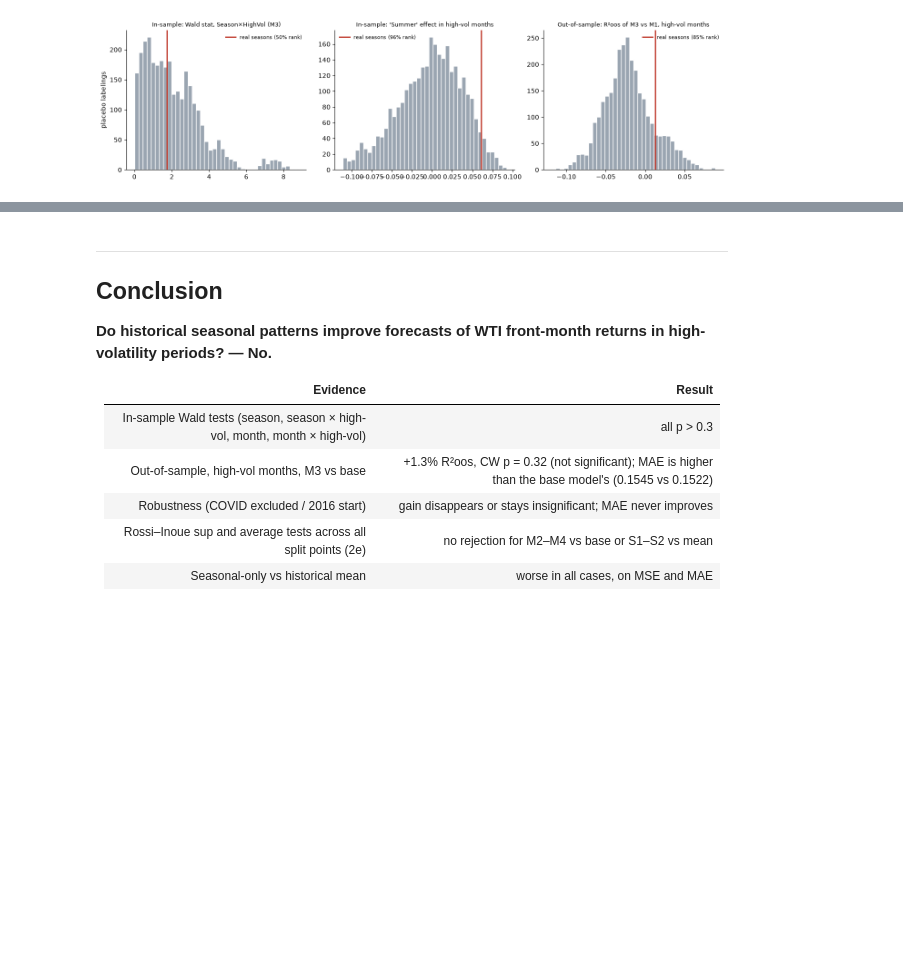
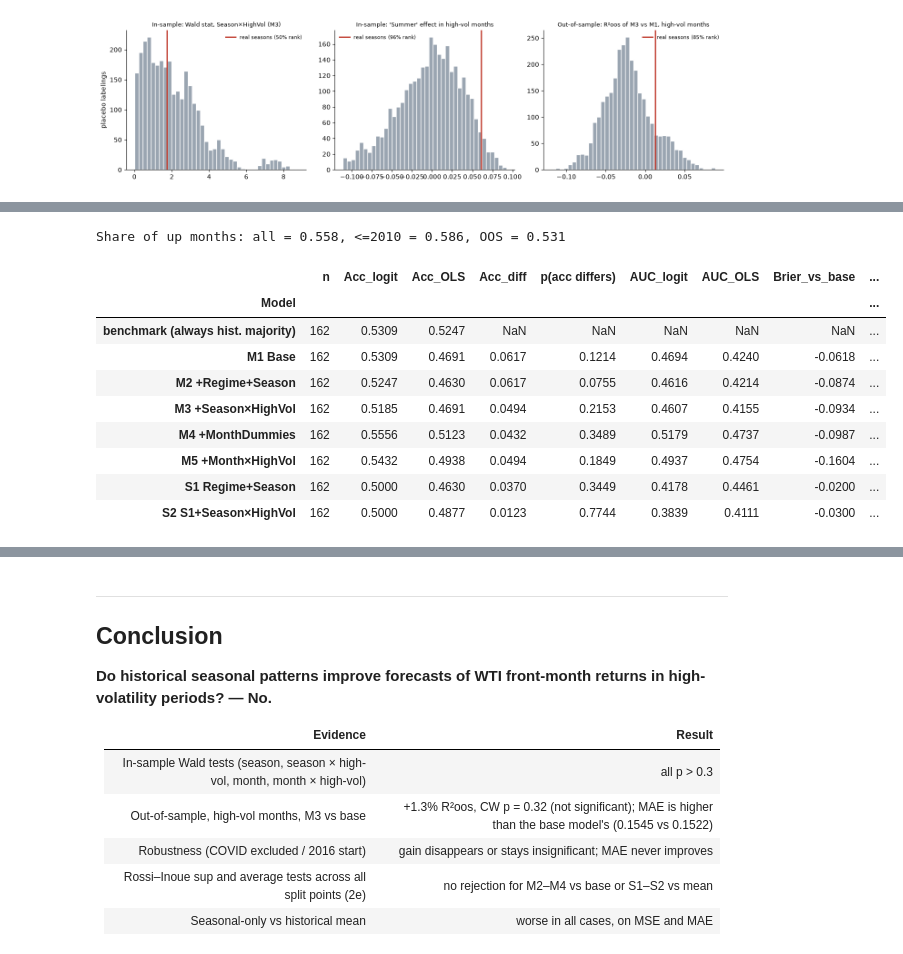
Before and after one commit to LeopoldChambriard/forecasting_oil_prices_project, a Jupyter notebook: WTI_seasonality_highvol_OLS.ipynb, the cells around one changed output, grey strips where cells are left out. Saved outputs shown, nothing was run; the diff lists cells and outputs as text; code cells hidden in the pictures; blank space fills up the shorter version.

```diff
--- a/WTI_seasonality_highvol_OLS.ipynb
+++ b/WTI_seasonality_highvol_OLS.ipynb
@@ -661,0 +721,68 @@ plt.tight_layout(); plt.show()
+# %%
+from sklearn.linear_model import LogisticRegression
+from sklearn.metrics import roc_auc_score
+from scipy.stats import binomtest
+
+UP_THRESHOLD = 0.0                                  # log return > 0  <=>  gross return > 1
+d["up"] = (d[TARGET] > UP_THRESHOLD).astype(int)
+CLF_MODELS = {**MODELS, **SEASON_ONLY}
+print(f"Share of up months: all = {d.up.mean():.3f}, <=2010 = {d.up[d.Date <= TRAIN_END].mean():.3f}, "
+      f"OOS = {d.up[d.Date >= OOS_START].mean():.3f}")
+
+
+def recursive_direction(models, start):
+    # Expanding-window forecasts of direction: logit probability and OLS forecast, for each feature set.
+    rows = []
+    for i in d.index[d.Date >= start]:
+        tr = d.loc[: i - 1]
+        r = {"Date": d.Date[i], "y": d[TARGET][i], "up": d.up[i], "HV": d.L1_HighVol[i],
+             "p_L0 Base rate": tr.up.mean(), "f_M0 HistMean": tr[TARGET].mean()}
+        for k, v in models.items():
+            sc = StandardScaler().fit(tr[v])
+            clf = LogisticRegression(C=1.0, max_iter=2000).fit(sc.transform(tr[v]), tr.up)
+            r["p_" + k] = clf.predict_proba(sc.transform(d.loc[[i], v]))[0, 1]
+            b = sm.OLS(tr[TARGET], sm.add_constant(tr[v])).fit().params
+            r["f_" + k] = float(b["const"] + (d.loc[i, v] * b[v]).sum())
+        rows.append(r)
+    return pd.DataFrame(rows)
+
+
+def evaluate_direction(fc, models):
+    out = []
+    for reg, sub in [("All", fc), ("HighVol", fc[fc.HV == 1]), ("LowVol", fc[fc.HV == 0])]:
+        up = sub.up.values
+        p0 = sub["p_L0 Base rate"].values
+        brier0 = np.mean((p0 - up) ** 2)
+        ll0 = -np.mean(up * np.log(p0) + (1 - up) * np.log(1 - p0))
+        out.append({"Regime": reg, "Model": "benchmark (always hist. majority)", "n": len(sub),
+                    "Acc_logit": np.mean((p0 > 0.5) == up), "Acc_OLS": np.mean((sub["f_M0 HistMean"] > 0) == up)})
+        for k in models:
+            p, f = sub["p_" + k].values, sub["f_" + k].values
+            c_l, c_o = (p > 0.5) == up, (f > 0) == up
+            b01, b10 = int((c_l & ~c_o).sum()), int((~c_l & c_o).sum())
+            pm = binomtest(b01, b01 + b10, 0.5).pvalue if b01 + b10 else np.nan
+            auc = lambda s: roc_auc_score(up, s) if 0 < up.sum() < len(up) else np.nan
+            out.append({"Regime": reg, "Model": k, "n": len(sub),
+                        "Acc_logit": c_l.mean(), "Acc_OLS": c_o.mean(), "Acc_diff": c_l.mean() - c_o.mean(),
+                        "p(acc differs)": pm,
+                        "AUC_logit": auc(p), "AUC_OLS": auc(f),
+                        "Brier_vs_base": 1 - np.mean((p - up) ** 2) / brier0,
+                        "LogLoss_vs_base": 1 - (-np.mean(up * np.log(p) + (1 - up) * np.log(1 - p))) / ll0})
+    return pd.DataFrame(out)
+
+
+fc_dir = recursive_direction(CLF_MODELS, OOS_START)
+res_dir = evaluate_direction(fc_dir, CLF_MODELS)
+res_dir[res_dir.Regime == "All"].drop(columns="Regime").set_index("Model")
+# %% [output]
+Share of up months: all = 0.558, <=2010 = 0.586, OOS = 0.531
+|  | n | Acc_logit | Acc_OLS | Acc_diff | p(acc differs) | AUC_logit | AUC_OLS | Brier_vs_base | ... |
+| Model |  |  |  |  |  |  |  |  | ... |
+| benchmark (always hist. majority) | 162 | 0.5309 | 0.5247 | NaN | NaN | NaN | NaN | NaN | ... |
+| M1 Base | 162 | 0.5309 | 0.4691 | 0.0617 | 0.1214 | 0.4694 | 0.4240 | -0.0618 | ... |
+| M2 +Regime+Season | 162 | 0.5247 | 0.4630 | 0.0617 | 0.0755 | 0.4616 | 0.4214 | -0.0874 | ... |
+| M3 +Season×HighVol | 162 | 0.5185 | 0.4691 | 0.0494 | 0.2153 | 0.4607 | 0.4155 | -0.0934 | ... |
+| M4 +MonthDummies | 162 | 0.5556 | 0.5123 | 0.0432 | 0.3489 | 0.5179 | 0.4737 | -0.0987 | ... |
+| M5 +Month×HighVol | 162 | 0.5432 | 0.4938 | 0.0494 | 0.1849 | 0.4937 | 0.4754 | -0.1604 | ... |
+| S1 Regime+Season | 162 | 0.5000 | 0.4630 | 0.0370 | 0.3449 | 0.4178 | 0.4461 | -0.0200 | ... |
+| S2 S1+Season×HighVol | 162 | 0.5000 | 0.4877 | 0.0123 | 0.7744 | 0.3839 | 0.4111 | -0.0300 | ... |
```
Also changed, not shown: parts of 10 cells of this notebook, 3 other files.
